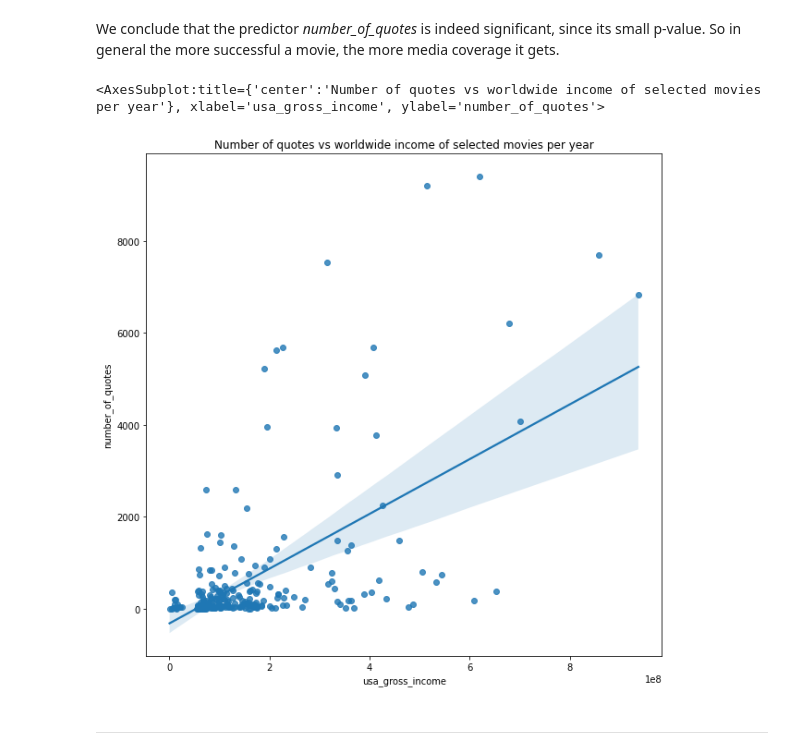
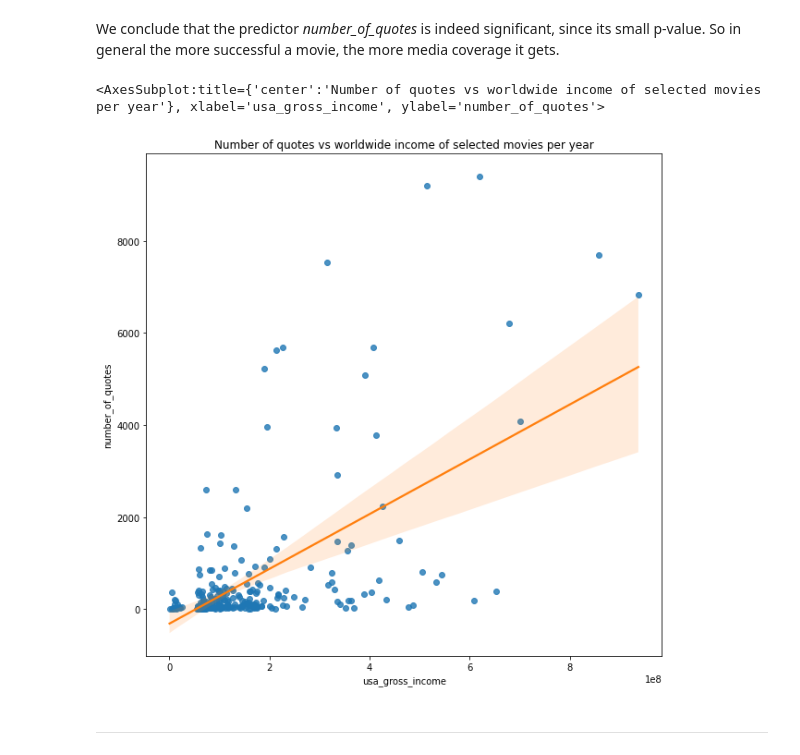
Before and after one commit to epfl-ada/ada-2021-project-f-jab, a Jupyter notebook: RQ1.ipynb, the cells around one changed output. Saved outputs shown, nothing was run; the diff lists cells and outputs as text; code cells hidden in the pictures.

```diff
--- a/RQ1.ipynb
+++ b/RQ1.ipynb
@@ -179,10 +186,10 @@ We conclude that the predictor *number_of_quotes* is indeed significant, since i
 # %%
 plt.figure(figsize = (10,10))
 plt.title('Number of quotes vs worldwide income of selected movies per year')
-sns.regplot(data=movies_df, x='usa_gross_income', y='number_of_quotes')
+sns.regplot(data=movies_df, x='usa_gross_income', y='number_of_quotes', line_kws = {'color': 'C1'})
 # %% [output]
 <AxesSubplot:title={'center':'Number of quotes vs worldwide income of selected movies per year'}, xlabel='usa_gross_income', ylabel='number_of_quotes'>
-[figure, old version]
+[figure, new version]
 # %% [markdown]
 ---
 # %% [markdown]
```
Also changed, not shown: parts of 20 cells of this notebook.
